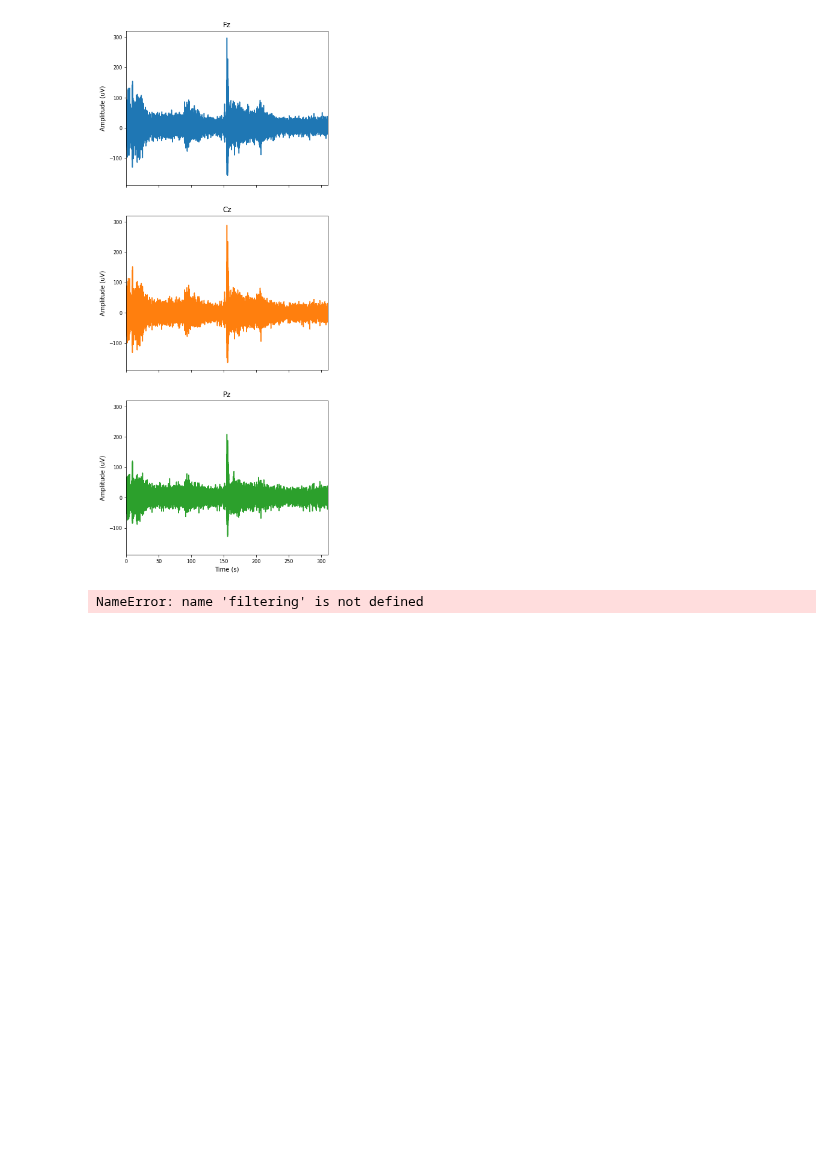
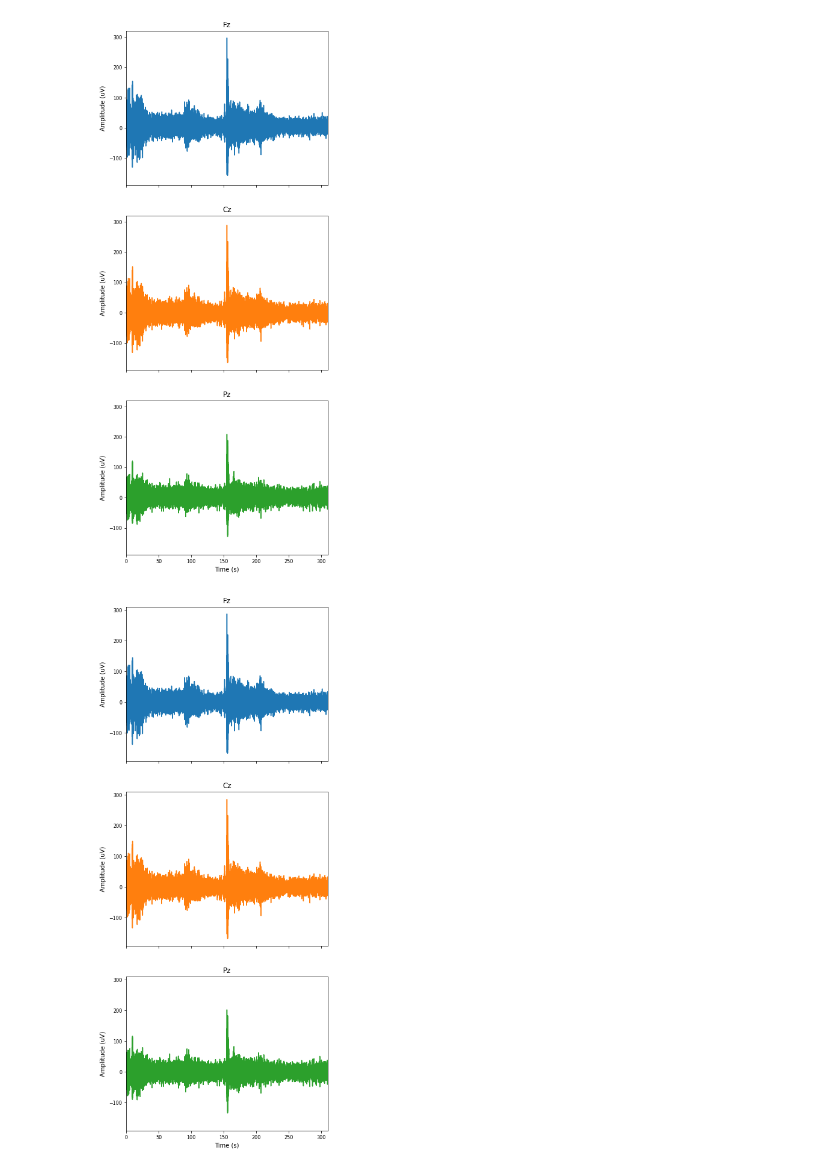
Before and after one commit to iggy96/Dementia-EEG-Analysis, a Jupyter notebook: pp_single_1.1.ipynb, the cells around one changed output. Cells and saved outputs as stored; diff of their text form; code cells hidden in the pictures; blank space fills up the shorter version.

```diff
--- a/pp_single_1.1.ipynb
+++ b/pp_single_1.1.ipynb
@@ -44,8 +43,9 @@ plots(time,icaOutput,titles=cfg.channelNames_1,figsize=cfg.figure_size,pltclr=cf
 # %% [output]
 [figure]
 # %%
+filtering = filters()
 notchFilterOutput = filtering.notch(icaOutput,line,fs)
 plots(time,icaOutput,titles=cfg.channelNames,figsize=cfg.figure_size,pltclr=cfg.plot_color)
 # %% [output]
-NameError: name 'filtering' is not defined
+[figure, added]
 # %%
```
Also changed, not shown: parts of 6 cells of this notebook.
